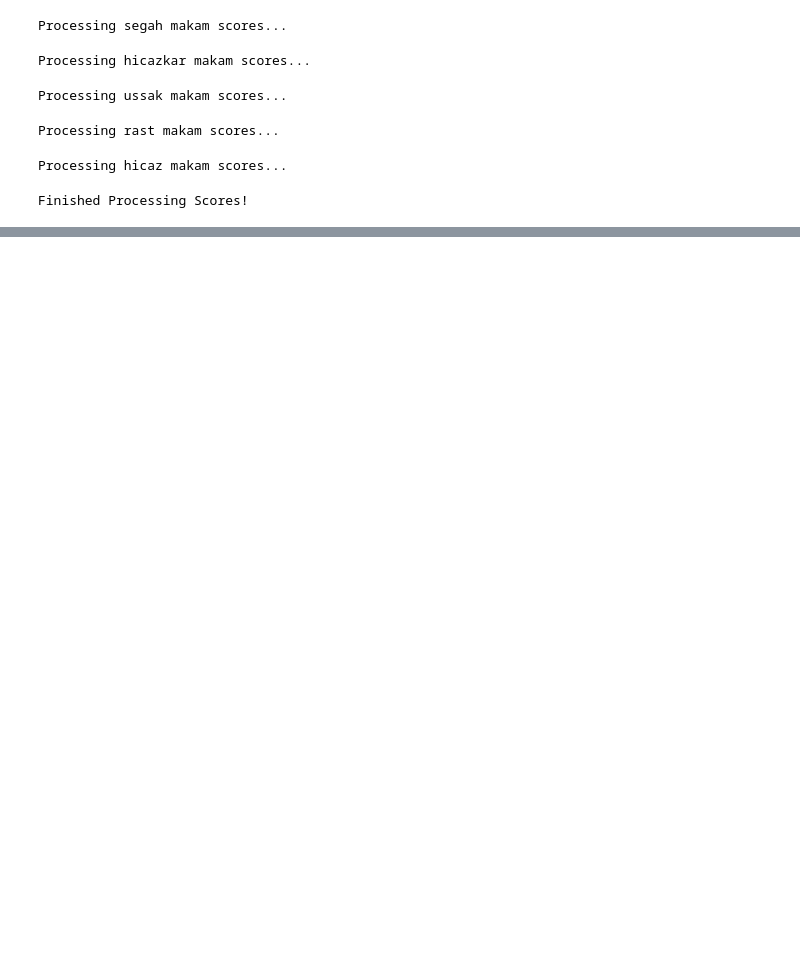
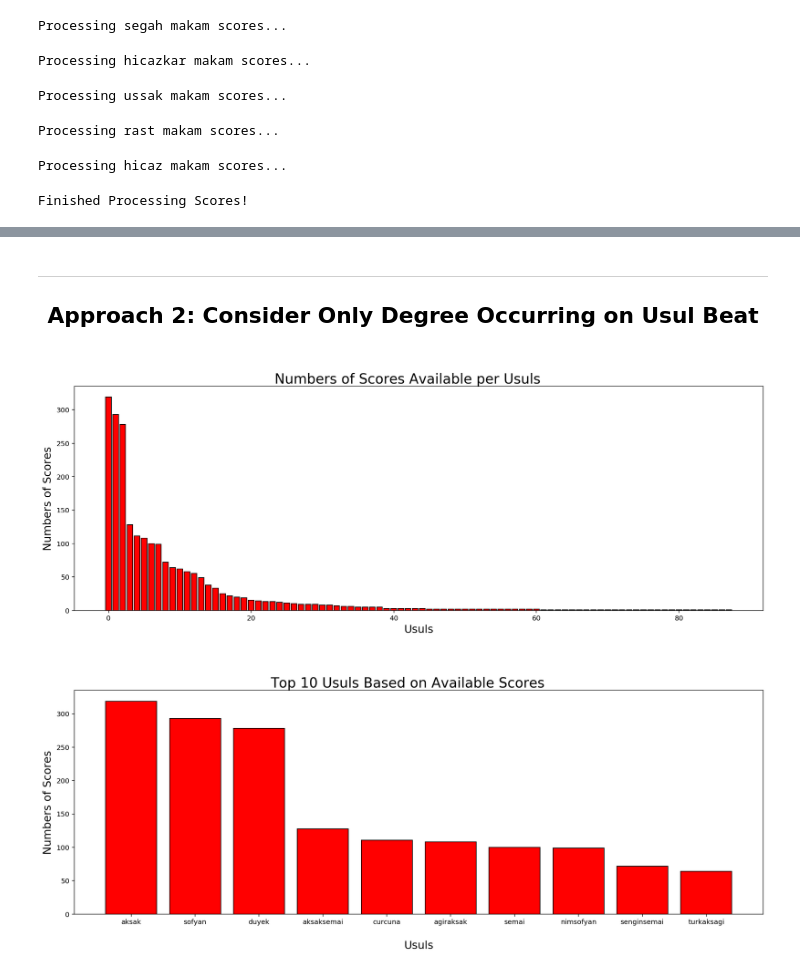
Before and after one commit to darius522/AMPL-makam-project, a Jupyter notebook: experiment_notebook.ipynb, the cells around one changed output, grey strips where cells are left out. Cells and saved outputs as stored; diff of their text form; code cells hidden in the pictures; blank space fills up the shorter version.

```diff
--- a/experiment_notebook.ipynb
+++ b/experiment_notebook.ipynb
@@ -216,0 +232,34 @@ for idx, adjacent_array in enumerate([adjacents_notes_tonic,adjacents_notes_domi
+# %% [markdown]
+***
+<h2><center>Approach 2: Consider Only Degree Occurring on Usul Beat</center></h2>
+# %%
+adjacent = dict({'left':[],'right':[]})
+adjacents_notes_tonic = {key:copy.deepcopy(adjacent) for key in top_makams[:10]}
+adjacents_notes_domin = {key:copy.deepcopy(adjacent) for key in top_makams[:10]}
+adjacents_notes_leadt = {key:copy.deepcopy(adjacent) for key in top_makams[:10]}
+
+# Sort the Usuls per numbers of scores available
+num_scores_per_usul = []
+top_usuls = [] # Holds the makams in order of their available scores, descendingly.
+for k in sorted(scoresByUsuls, key=lambda k: len(scoresByUsuls[k]), reverse=True):
+    num_scores_per_usul.append(len(scoresByUsuls[k]))
+    top_usuls.append(k)
+
+# Plot the numbers of scores per Usuls
+f1, ax1 = plt.subplots(figsize=(18,6))
+plt.bar(range(len(num_scores_per_usul)), num_scores_per_usul, color='red', edgecolor='black')
+f1.suptitle('\nNumbers of Scores Available per Usuls', fontsize=20)
+plt.xlabel('Usuls', fontsize=16)
+plt.ylabel('Numbers of Scores', fontsize=16)
+plt.show()
+
+# Only plot the numbers of scores per top Usuls (total = 10)
+f2, ax2 = plt.subplots(figsize=(18,6))
+plt.bar(range(10), num_scores_per_usul[:10], color='red', edgecolor='black', tick_label=top_usuls[:10])
+f2.suptitle('\nTop 10 Usuls Based on Available Scores', fontsize=20)
+plt.xlabel('\nUsuls', fontsize=16)
+plt.ylabel('Numbers of Scores', fontsize=16)
+plt.show()
+# %% [output]
+[figure, added]
+[figure, added]
```
Also changed, not shown: parts of 8 cells of this notebook.
